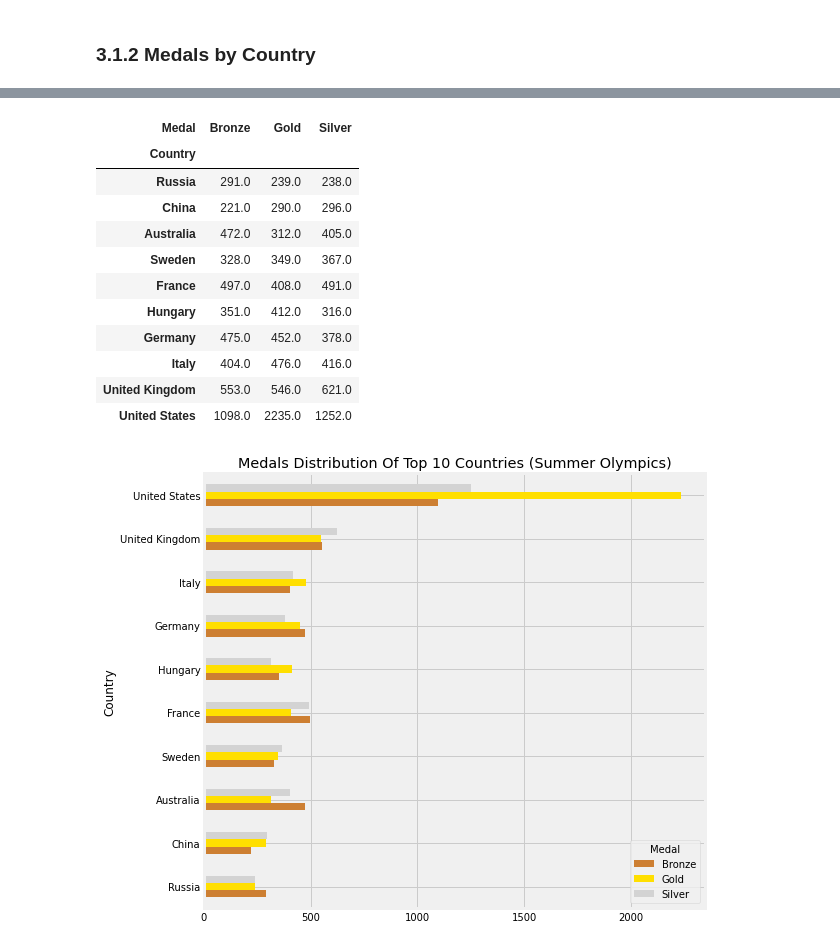
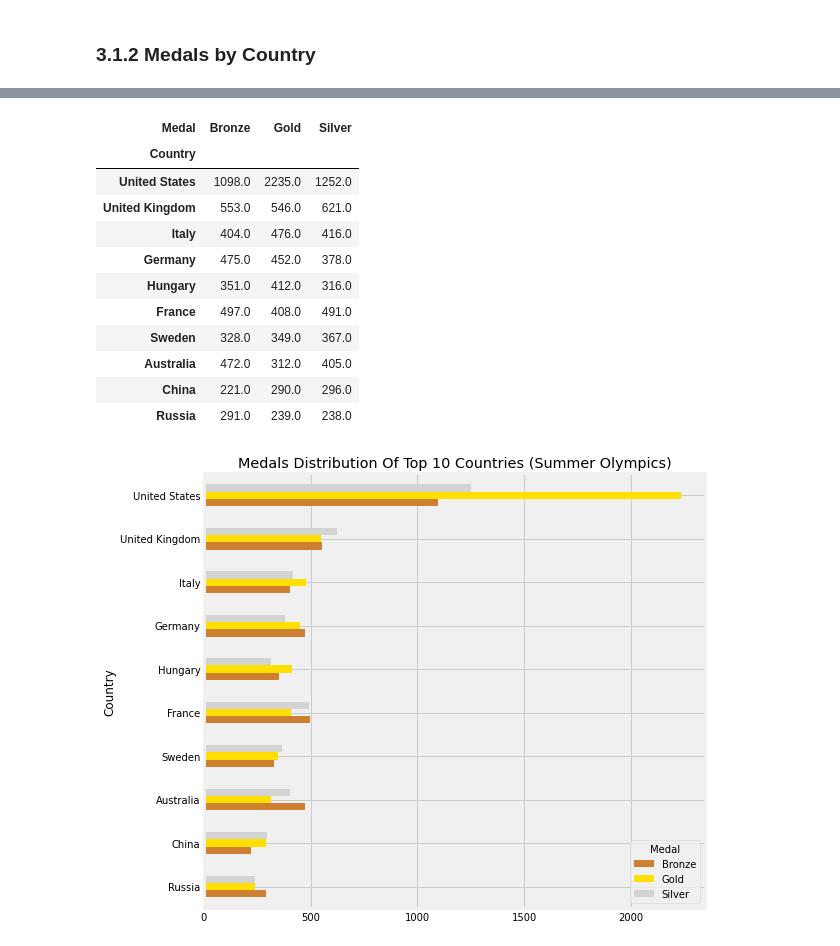
Before and after one commit to eozhisarcikli/olympic-game-analysis, a Jupyter notebook: Analysis & Visualization.ipynb, the cells around one changed output, grey strips where cells are left out. Cells and saved outputs as stored; diff of their text form; code cells hidden in the pictures.

```diff
--- a/Analysis & Visualization.ipynb
+++ b/Analysis & Visualization.ipynb
@@ -148,18 +133,17 @@ medals_country_summer
 # %%
-top_summer = medals_country_summer.sort_values(by='Gold',ascending=False)[:10]
-top_summer = top_summer.sort_values(['Gold','Silver','Bronze'],ascending=True)
+top_summer = medals_country_summer.sort_values(['Gold','Silver','Bronze'],ascending=False)[:10]
 top_summer
 # %% [output]
 | Medal | Bronze | Gold | Silver |
 | Country |  |  |  |
+| United States | 1098.0 | 2235.0 | 1252.0 |
+| United Kingdom | 553.0 | 546.0 | 621.0 |
+| Italy | 404.0 | 476.0 | 416.0 |
+| Germany | 475.0 | 452.0 | 378.0 |
+| Hungary | 351.0 | 412.0 | 316.0 |
+| France | 497.0 | 408.0 | 491.0 |
+| Sweden | 328.0 | 349.0 | 367.0 |
+| Australia | 472.0 | 312.0 | 405.0 |
+| China | 221.0 | 290.0 | 296.0 |
 | Russia | 291.0 | 239.0 | 238.0 |
-| China | 221.0 | 290.0 | 296.0 |
-| Australia | 472.0 | 312.0 | 405.0 |
-| Sweden | 328.0 | 349.0 | 367.0 |
-| France | 497.0 | 408.0 | 491.0 |
-| Hungary | 351.0 | 412.0 | 316.0 |
-| Germany | 475.0 | 452.0 | 378.0 |
-| Italy | 404.0 | 476.0 | 416.0 |
-| United Kingdom | 553.0 | 546.0 | 621.0 |
-| United States | 1098.0 | 2235.0 | 1252.0 |
 # %%
```
Also changed, not shown: parts of 11 cells of this notebook.
